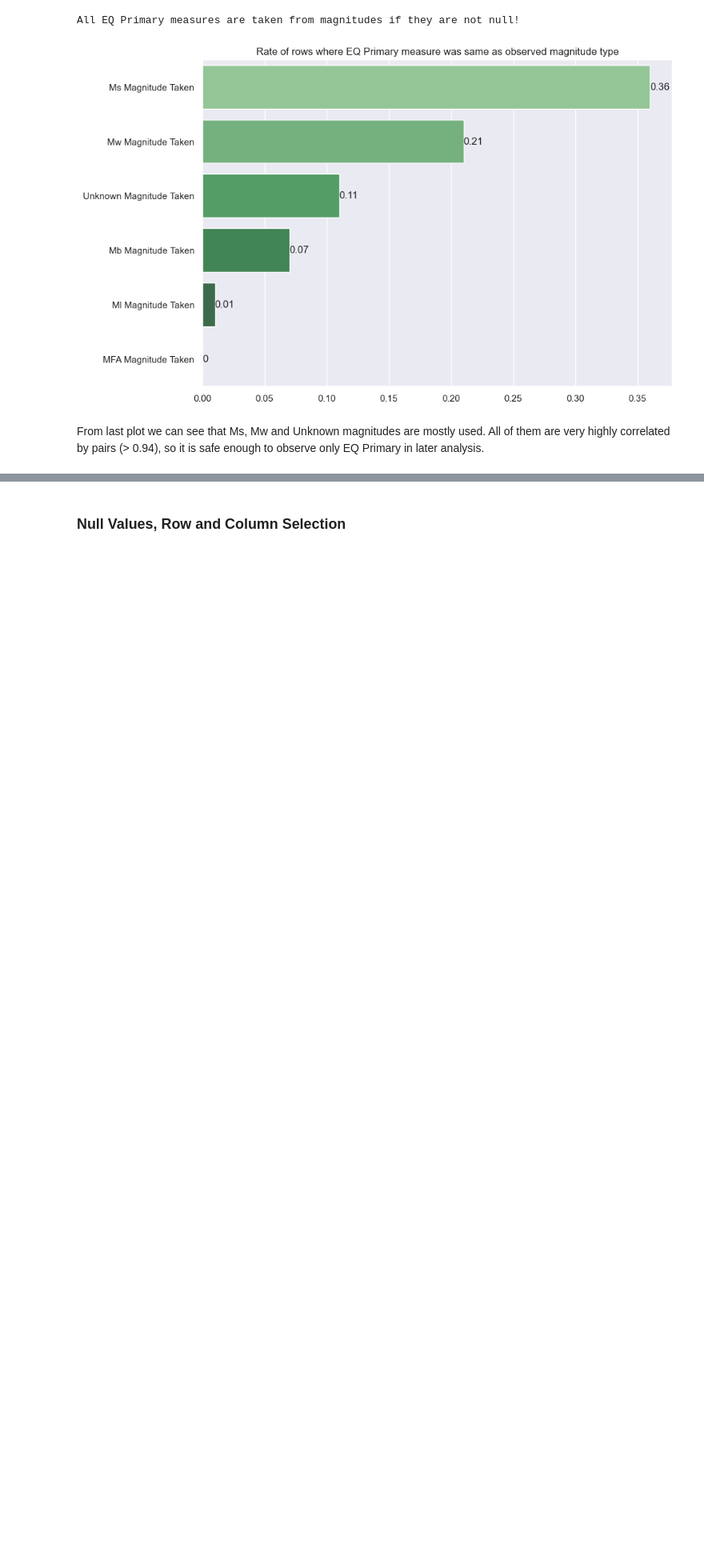
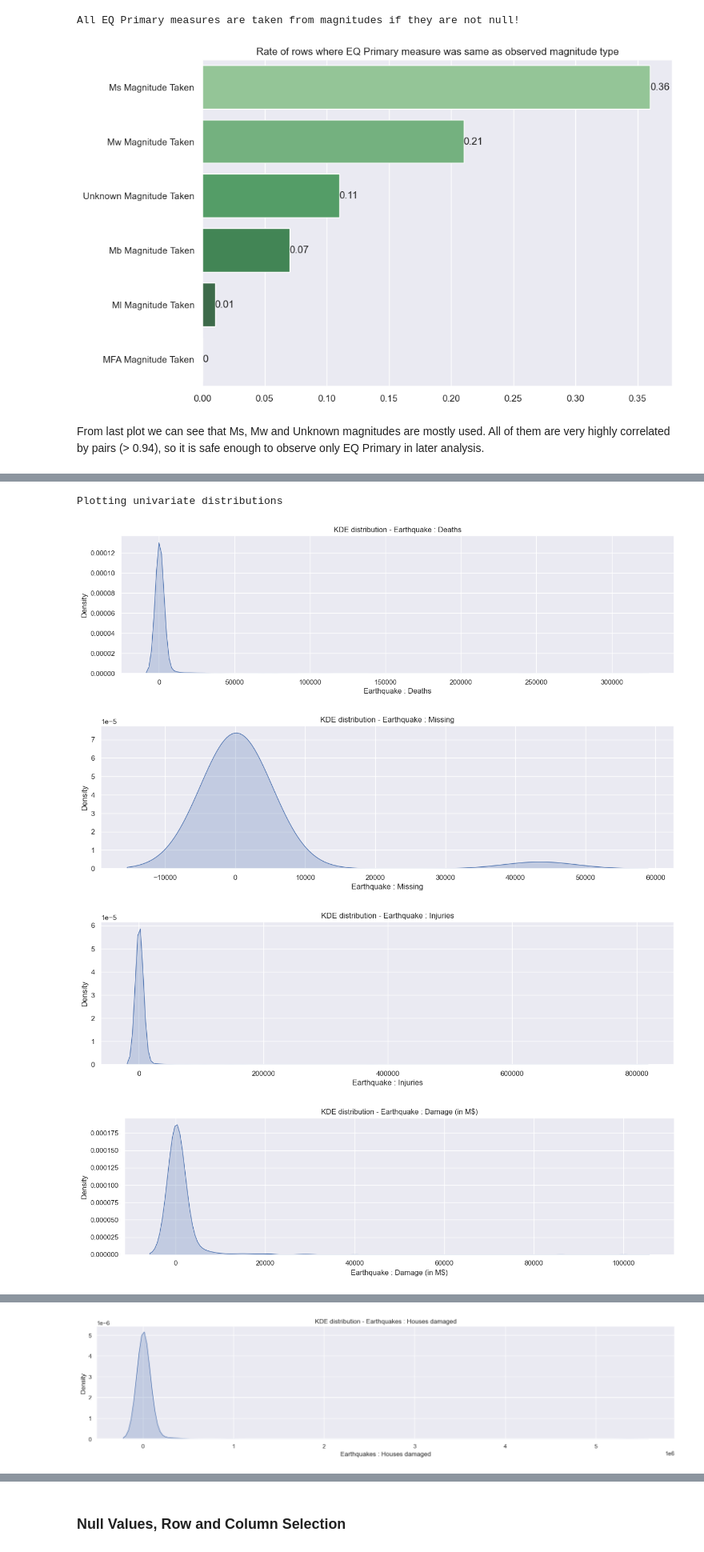
Before and after one commit to DejanGjer/Earthquakes-EDA, a Jupyter notebook: project.ipynb, the cells around one changed output, grey strips where cells are left out. Shown at 80% size. Drawn from its saved outputs; the diff is of its cells as text; code cells hidden in the pictures; blank space fills up the shorter version.

Commit message:
Added more column exploration

```diff
--- a/project.ipynb
+++ b/project.ipynb
@@ -422,7 +414,6 @@ for col in magnitude_columns:
     magnitude_taken = magnitude_data[col] == data["EQ Primary"]
     magnitude_data = magnitude_data.copy() # to suppress warning
     magnitude_data[f"{col} Taken"] = magnitude_taken
-    taken_indecies.expend(magnitude_data[magnitude_data[f"{col} Taken"]].index)
 
 magnitudes_taken = magnitude_data.iloc[:, -len(magnitude_columns):]
 
@@ -439,0 +433,23 @@ From last plot we can see that Ms, Mw and Unknown magnitudes are mostly used. Al
+# %%
+earthquake_effects_numerical_columns = [
+    "Earthquake : Deaths",
+    "Earthquake : Missing",
+    "Earthquake : Injuries",
+    "Earthquake : Damage (in M$)",
+    "Earthquakes : Houses destroyed",
+    "Earthquakes : Houses damaged",
+]
+
+earthquake_effects_categorical_columns =  [
+    "Earthquake : Deaths Description",
+    "Earthquake : Missing Description",
+    "Earthquake : Injuries Description",
+    "Earthquake : Damage Description",
+    "Earthquakes : Houses destroyed Description",
+    "Earthquakes : Houses damaged Description"
+]
+
+earthquake_effects_columns = earthquake_effects_numerical_columns + earthquake_effects_categorical_columns
+
+earthquake_effects_data = data[earthquake_effects_columns]
+earthquake_effects_data.tail()
@@ -439,0 +498,20 @@ From last plot we can see that Ms, Mw and Unknown magnitudes are mostly used. Al
+# %%
+# Plot distributions of numerical data for earthquake effects
+def plot_univariate_distributions(df):
+    for col in df.columns:
+        fig = plt.figure(figsize=(16, 4))
+        sns.kdeplot(df[col], fill=True)
+        plt.title(f"KDE distribution - {col}")
+
+    fig.tight_layout()
+    plt.show()
+
+print('Plotting univariate distributions')
+earthquake_effects_numerical_data = earthquake_effects_data[earthquake_effects_numerical_columns]
+plot_univariate_distributions(earthquake_effects_numerical_data)
+# %% [output]
+Plotting univariate distributions
+[figure, added]
+[figure, added]
+[figure, added]
+[figure, added]
@@ -439,0 +519 @@ From last plot we can see that Ms, Mw and Unknown magnitudes are mostly used. Al
+[figure, added]
```
Also changed, not shown: parts of 14 cells of this notebook, 2 other files.
